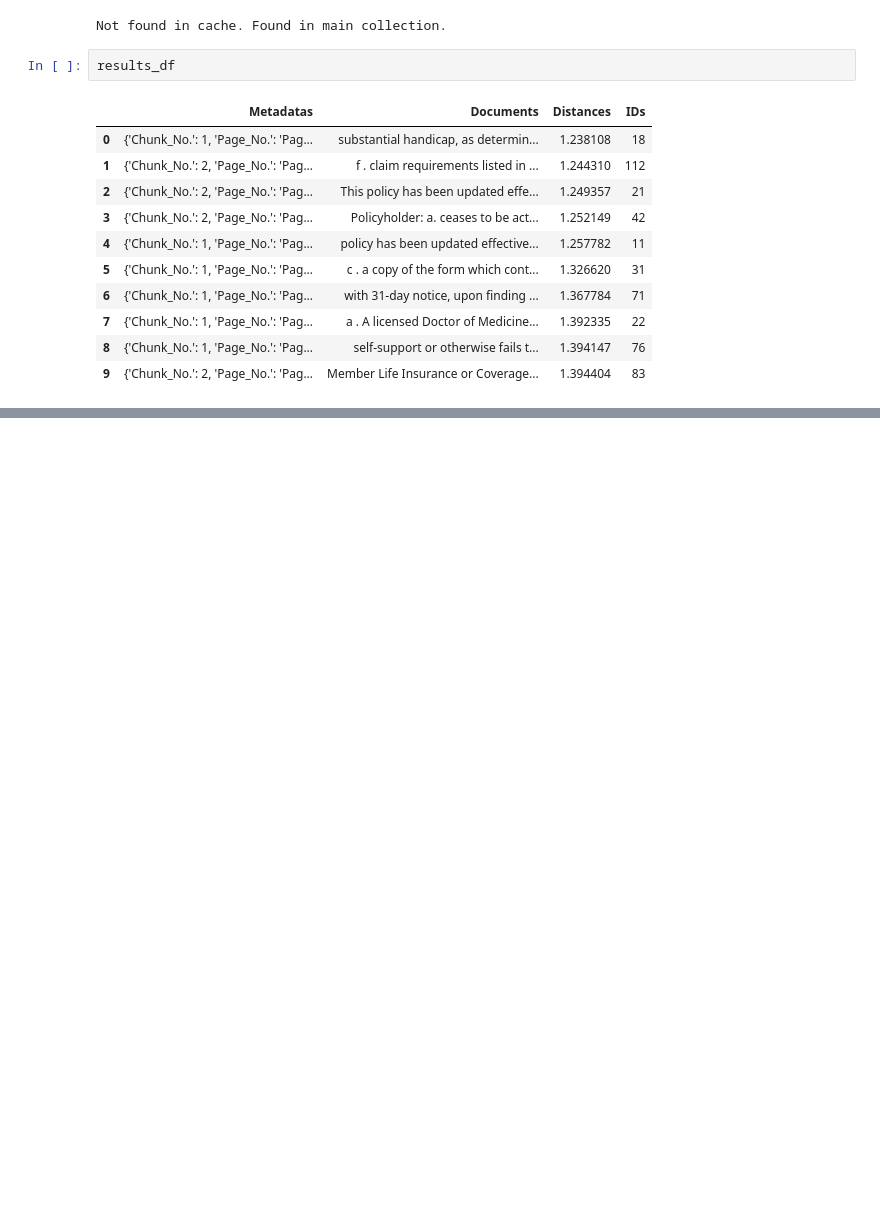
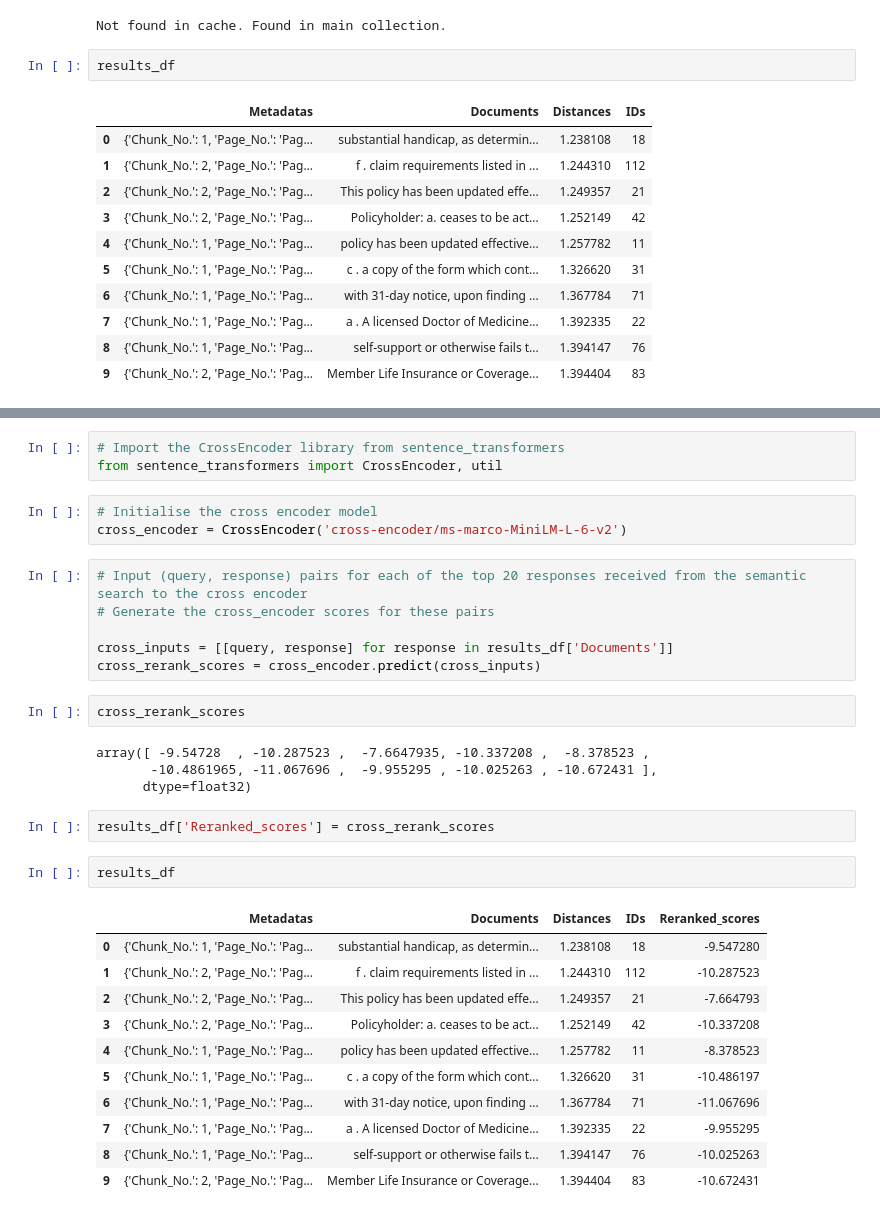
Before and after one commit to ashitajain/HelpMate_AI, a Jupyter notebook: Mr.HelpMate AI.ipynb, the cells around one changed output, grey strips where cells are left out. Cells and saved outputs as stored; diff of their text form; blank space fills up the shorter version.

Commit message:
Initial commit

```diff
--- a/Mr.HelpMate AI.ipynb
+++ b/Mr.HelpMate AI.ipynb
@@ -633,0 +642,34 @@ results_df
+# %%
+# Import the CrossEncoder library from sentence_transformers
+from sentence_transformers import CrossEncoder, util
+# %%
+# Initialise the cross encoder model
+cross_encoder = CrossEncoder('cross-encoder/ms-marco-MiniLM-L-6-v2')
+# %%
+# Input (query, response) pairs for each of the top 20 responses received from the semantic search to the cross encoder
+# Generate the cross_encoder scores for these pairs
+
+cross_inputs = [[query, response] for response in results_df['Documents']]
+cross_rerank_scores = cross_encoder.predict(cross_inputs)
+# %%
+cross_rerank_scores
+# %% [output]
+array([ -9.54728  , -10.287523 ,  -7.6647935, -10.337208 ,  -8.378523 ,
+       -10.4861965, -11.067696 ,  -9.955295 , -10.025263 , -10.672431 ],
+      dtype=float32)
+# %%
+results_df['Reranked_scores'] = cross_rerank_scores
+# %%
+results_df
+# %% [output]
+|  | Metadatas | Documents | Distances | IDs | Reranked_scores |
+| 0 | {'Chunk_No.': 1, 'Page_No.': 'Pag... | substantial handicap, as determin... | 1.238108 | 18 | -9.547280 |
+| 1 | {'Chunk_No.': 2, 'Page_No.': 'Pag... | f . claim requirements listed in ... | 1.244310 | 112 | -10.287523 |
+| 2 | {'Chunk_No.': 2, 'Page_No.': 'Pag... | This policy has been updated effe... | 1.249357 | 21 | -7.664793 |
+| 3 | {'Chunk_No.': 2, 'Page_No.': 'Pag... | Policyholder: a. ceases to be act... | 1.252149 | 42 | -10.337208 |
+| 4 | {'Chunk_No.': 1, 'Page_No.': 'Pag... | policy has been updated effective... | 1.257782 | 11 | -8.378523 |
+| 5 | {'Chunk_No.': 1, 'Page_No.': 'Pag... | c . a copy of the form which cont... | 1.326620 | 31 | -10.486197 |
+| 6 | {'Chunk_No.': 1, 'Page_No.': 'Pag... | with 31-day notice, upon finding ... | 1.367784 | 71 | -11.067696 |
+| 7 | {'Chunk_No.': 1, 'Page_No.': 'Pag... | a . A licensed Doctor of Medicine... | 1.392335 | 22 | -9.955295 |
+| 8 | {'Chunk_No.': 1, 'Page_No.': 'Pag... | self-support or otherwise fails t... | 1.394147 | 76 | -10.025263 |
+| 9 | {'Chunk_No.': 2, 'Page_No.': 'Pag... | Member Life Insurance or Coverage... | 1.394404 | 83 | -10.672431 |
```
Also changed, not shown: parts of 5 cells of this notebook.
